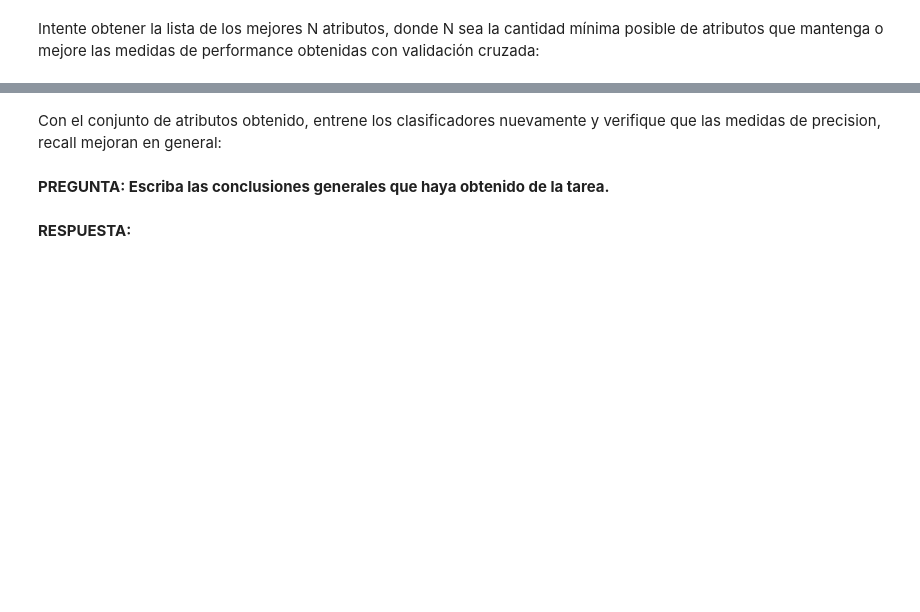
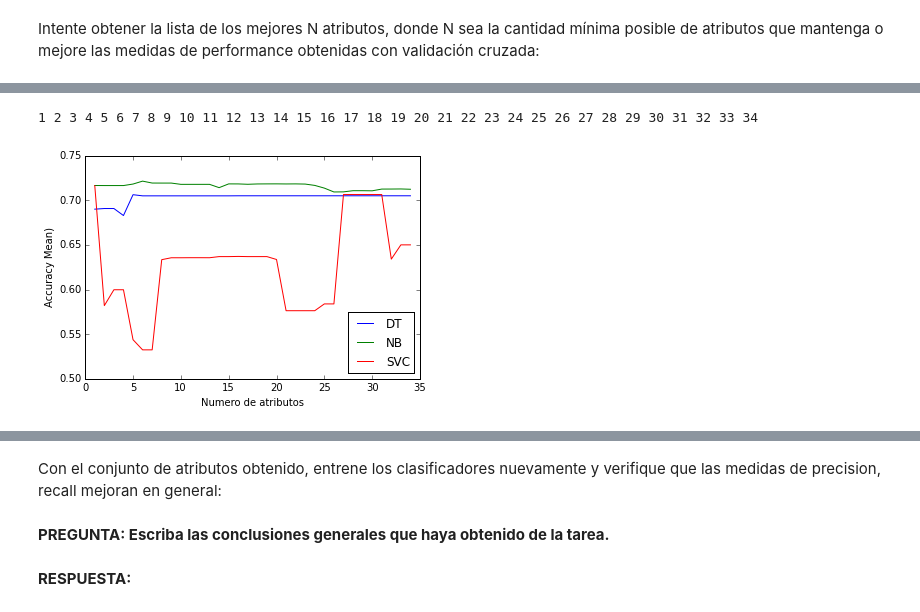
Before and after one commit to raulsperoni/aprendizaje-automatico-2015, a Jupyter notebook: Lab1_2015.ipynb, the cells around one changed output, grey strips where cells are left out. Drawn from its saved outputs; the diff is of its cells as text; code cells hidden in the pictures; blank space fills up the shorter version.

```diff
--- a/Lab1_2015.ipynb
+++ b/Lab1_2015.ipynb
@@ -371,0 +596,4 @@ Entrene y mida la perfomance de los clasificadores anteriores, pero ahora utiliz
+# %%
+kf = KFold(X.shape[0], n_folds=5)
+for train, test in kf:
+    print("%s %s" % (train, test))
@@ -395,0 +676,16 @@ Utilizando el paquete *feature_selection* de *sklearn*, seleccione e imprima la
+# %%
+##Evaluamos con cross validation la nueva matriz.
+mejores = seleccionarKmejores(X,X_nom,y,10)
+X_new = mejores[0]
+print mejores[1]
+
+#Veo performance
+dt10 = tree.DecisionTreeClassifier(criterion='entropy')
+dt_score10 = cross_validation.cross_val_score(dt10, X_new, y, cv=kf, n_jobs=-1)
+print "Media Decision Tree Cross Validation: ",dt_score10.mean()
+nb10 = GaussianNB()
+nb_score10 = cross_validation.cross_val_score(nb10, X_new, y, cv=kf, n_jobs=-1)
+print "Media Naive Bayes Cross Validation: ",nb_score10.mean()
+svc10 = LinearSVC()
+svc_score10 = cross_validation.cross_val_score(svc10, X_new, y, cv=kf, n_jobs=-1)
+print "Media SVM Cross Validation: ",svc_score10.mean()
@@ -397,0 +750,41 @@ Intente obtener la lista de los mejores N atributos, donde N sea la cantidad mí
+# %%
+from sklearn import cross_validation
+import pylab as pl
+
+#grafico la media de los scores de cada algoritmo vs el numero de atributos
+def nMejorGrafica(X,y):
+    #rango de 1 a cant atributos
+    rango = range(1, X.shape[1])
+    results = [[],[],[],[]]
+    #para cada n
+    for i in rango:
+        (X_new,attrs) = seleccionarKmejores(X,X_nom,y,i)
+        #Evaluo los algoritmos con validacion cruzada
+        dt_new = cross_validation.cross_val_score(dt, X_new, y, cv=kf, n_jobs=-1)
+        nb_new = cross_validation.cross_val_score(nb, X_new, y, cv=kf, n_jobs=-1)
+        svc_new = cross_validation.cross_val_score(svc, X_new, y, cv=kf, n_jobs=-1)
+
+        #Guardo resultado
+        results[0] = np.append(results[0], dt_new.mean())
+        results[1] = np.append(results[1], nb_new.mean())
+        results[2] = np.append(results[2], svc_new.mean())
+        results[3] = attrs
+        print (i),
+
+    print ""
+
+    # Plot number of features VS. cross-validation scores
+
+    pl.figure()
+    pl.xlabel("Numero de atributos")
+    pl.ylabel("Accuracy Mean)")
+    pl.plot(rango,results[0])
+    pl.plot(rango,results[1])
+    pl.plot(rango,results[2])
+    pl.legend(['DT', 'NB', 'SVC'], loc='lower right')
+    #print "Medias:",results
+
+nMejorGrafica(X,y)
+# %% [output]
+1 2 3 4 5 6 7 8 9 10 11 12 13 14 15 16 17 18 19 20 21 22 23 24 25 26 27 28 29 30 31 32 33 34
+[figure, added]
```
Also changed, not shown: parts of 39 cells of this notebook.
